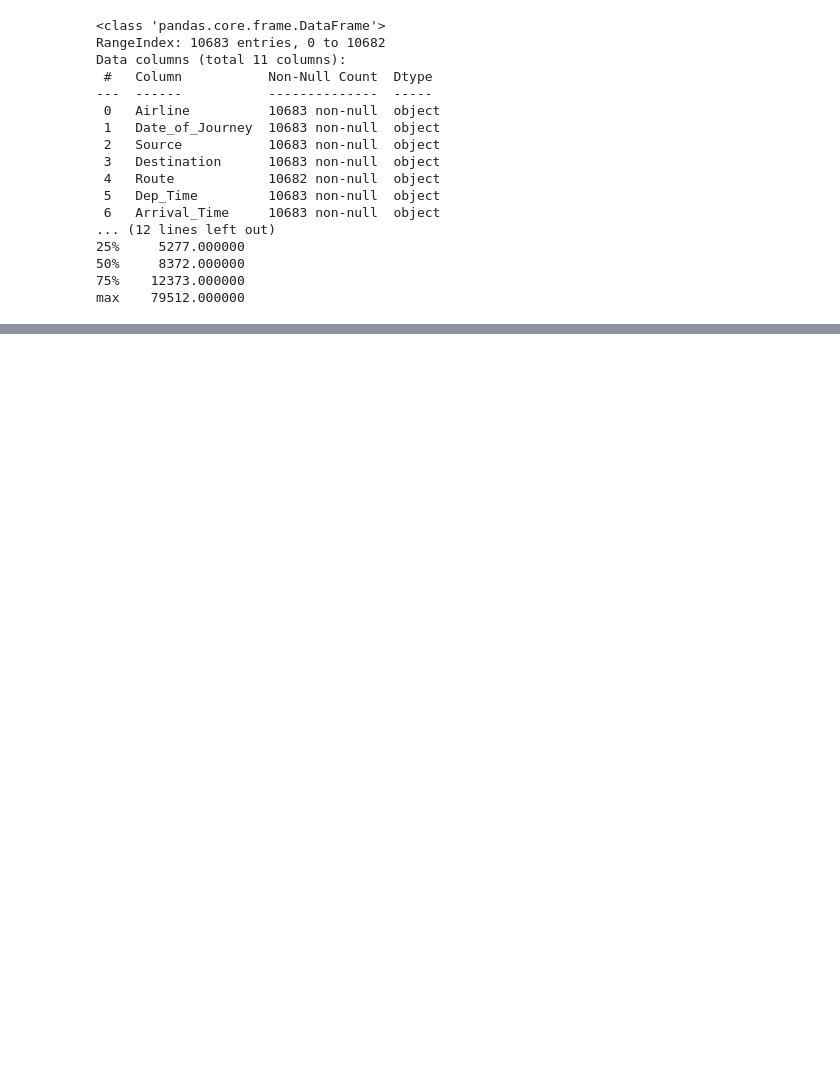
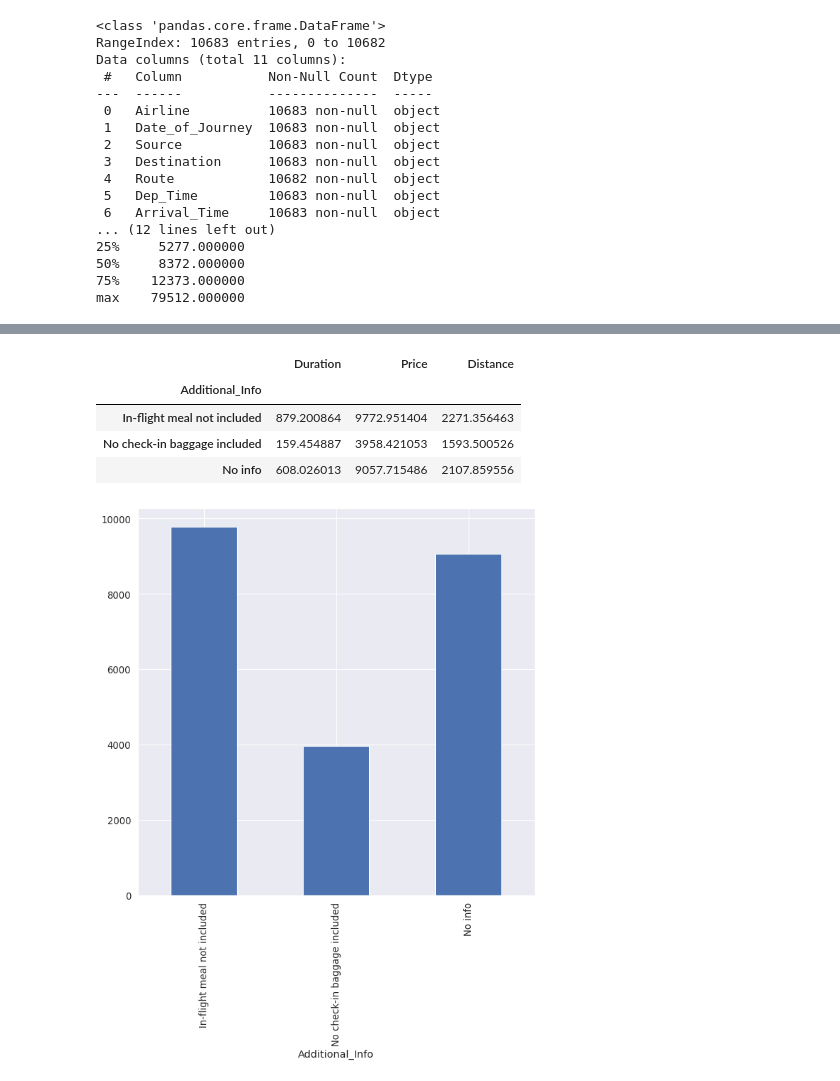
Before and after one commit to mabdulbaqui/Airlines, a Jupyter notebook: NoteBook/notbook.ipynb, the cells around one changed output, grey strips where cells are left out. Cells and saved outputs as stored; diff of their text form; code cells hidden in the pictures; blank space fills up the shorter version.

```diff
--- a/NoteBook/notbook.ipynb
+++ b/NoteBook/notbook.ipynb
@@ -213,0 +136,11 @@ Additional_Info
+# %%
+x=df.groupby(df['Additional_Info']).mean()
+x['Price'].plot(kind='bar')
+x
+# %% [output]
+|  | Duration | Price | Distance |
+| Additional_Info |  |  |  |
+| In-flight meal not included | 879.200864 | 9772.951404 | 2271.356463 |
+| No check-in baggage included | 159.454887 | 3958.421053 | 1593.500526 |
+| No info | 608.026013 | 9057.715486 | 2107.859556 |
+[figure, added]
```
Also changed, not shown: parts of 41 cells of this notebook, 1 other file.
